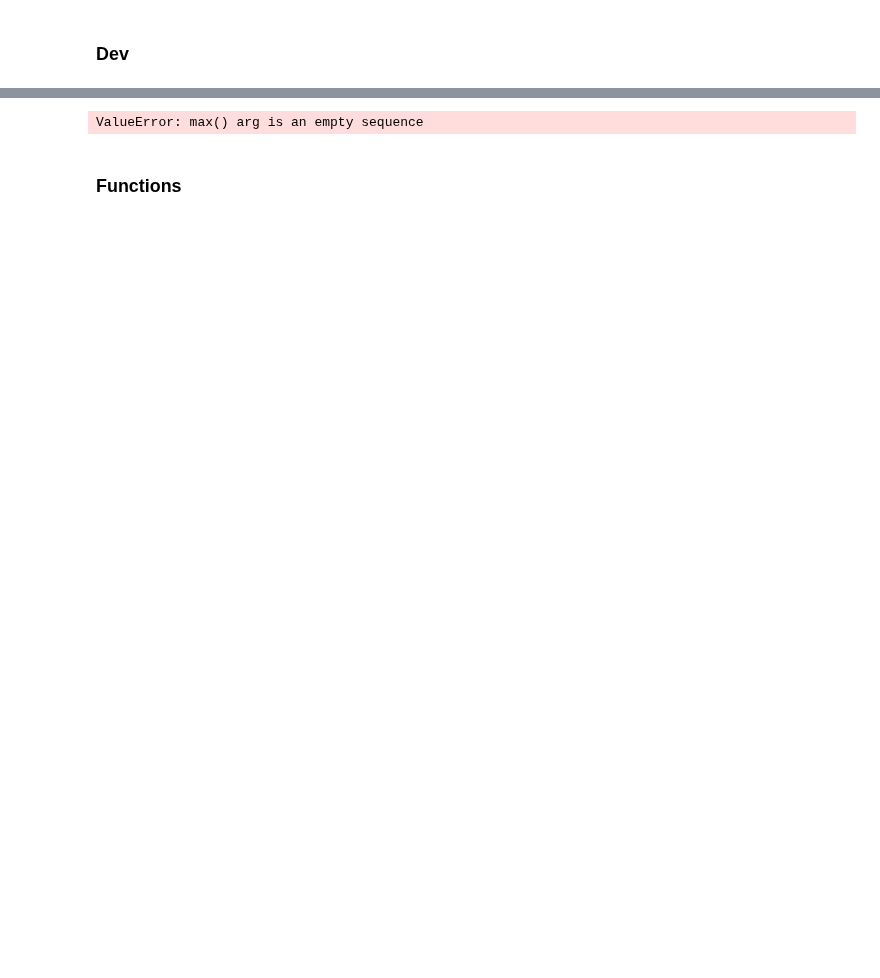
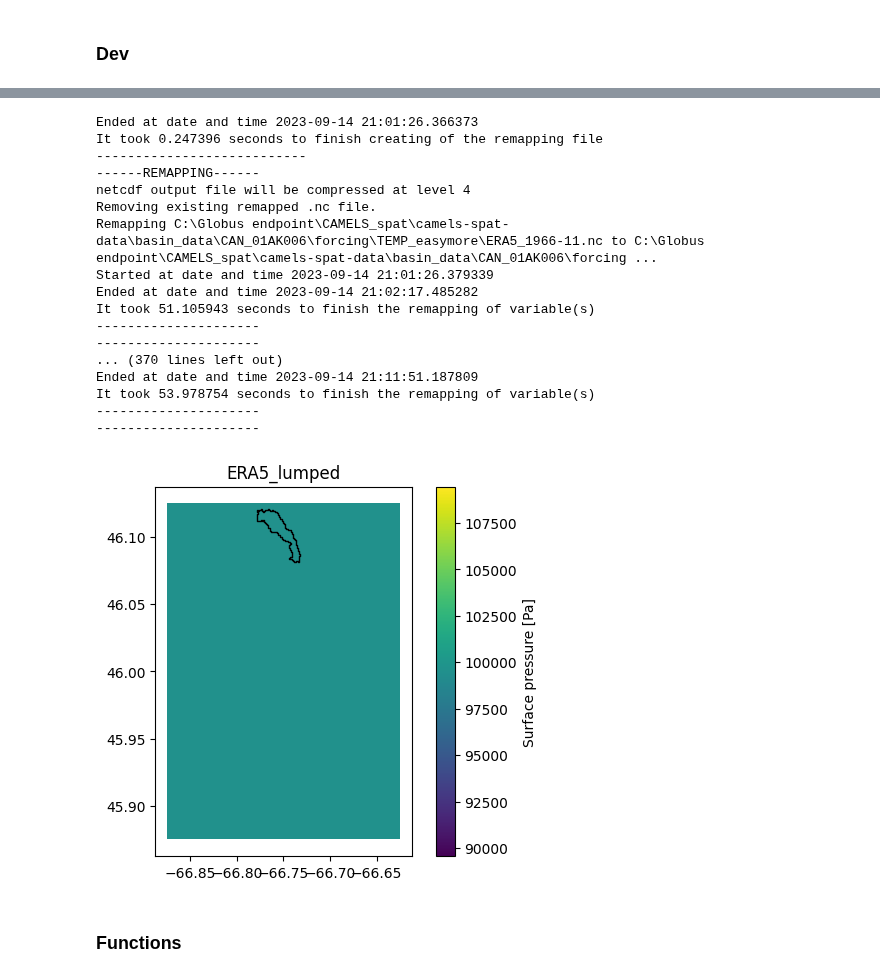
Before and after one commit to CH-Earth/camels_spat, a Jupyter notebook: 7_forcing_data/3_average_forcing_to_hrus.ipynb, the cells around one changed output, grey strips where cells are left out. Cells and saved outputs as stored; diff of their text form; code cells hidden in the pictures; blank space fills up the shorter version.

```diff
--- a/7_forcing_data/3_average_forcing_to_hrus.ipynb
+++ b/7_forcing_data/3_average_forcing_to_hrus.ipynb
@@ -48,7 +52,7 @@ debug_message = f'\n!!! CHECK DEBUGGING STATUS: \n- Testing 1 basin\n'
 for ix,row in cs_meta.iterrows():
 
     # DEBUGGING
-    if ix != 0: continue
+    if ix != 9: continue
 
     # Check if we need to run downloads for this station at all
     missing = cs.flow_obs_unavailable(cs_unusable, row.Country, row.Station_id)
@@ -81,23 +85,30 @@ for ix,row in cs_meta.iterrows():
     # Prepare for remapping
     esmr_temp = cs.prepare_easymore_temp_folder(row.Country, row.Station_id, Path(data_path)/cs_basin_folder)
 
-    # Check if we need to do any remapping with EASYMORE and act accordingly
-    era5_remap_needed = cs.check_remap_need(era_merged_files[0]) # we can assume that if this applies to one file, it applies to all
-    if era5_remap_needed:
+    # Check if can do the remapping with EASYMORE with files as-is, and act accordingly
+    era5_can_remap = cs.check_can_remap_as_is(era_merged_files[0]) # we can assume that if this applies to one file, it applies to all
+    if era5_can_remap:
         print('Remapping ERA5')
         era_lump_esmr = easymore_workflow('ERA5', 'lumped', esmr_temp, era_grid_shp, shp_lump_path, lump_fold, era_merged_files)
         era_dist_esmr = easymore_workflow('ERA5', 'dist',   esmr_temp, era_grid_shp, shp_dist_path, dist_fold, era_merged_files)
     else:
-        # imitate easymore outcomes without remapping
-        print('TO DO')
+        # Files are 1x1 (lat x lon), use the workflow that adds padding of empty cells around this so we can keep using EASYMORE
+        era_lump_esmr = easymore_workflow_with_cell_padding('ERA5', 'lumped', esmr_temp, era_grid_shp, shp_lump_path, lump_fold,
+                                                            era_merged_files, grid_spacing=era_spacing)
+        era_dist_esmr = easymore_workflow_with_cell_padding('ERA5', 'dist',   esmr_temp, era_grid_shp, shp_dist_path, dist_fold,
+                                                            era_merged_files, grid_spacing=era_spacing)
 
-    eme_remap_needed = cs.check_remap_need(eme_merged_files[0]) # we can assume that if this applies to one file, it applies to all
-    if eme_remap_needed:
+    # Repeate for EM-Earth: because EM-Earth has a smaller spacing than ERA5, it is possible that we can remap one but not the other, hence separate
+    eme_can_remap = cs.check_can_remap_as_is(eme_merged_files[0]) # we can assume that if this applies to one file, it applies to all
+    if eme_can_remap:
         print('Remapping EM-Earth')
         eme_lump_esmr = easymore_workflow('EM-Earth', 'lumped', esmr_temp, eme_grid_shp, shp_lump_path, lump_fold, eme_merged_files)
         eme_dist_esmr = easymore_workflow('EM-Earth', 'dist',   esmr_temp, eme_grid_shp, shp_dist_path, dist_fold, eme_merged_files)
     else:
-        print('TO DO')
+        eme_lump_esmr = easymore_workflow_with_cell_padding('EM-Earth', 'lumped', esmr_temp, eme_grid_shp, shp_lump_path, lump_fold,
+                                                            eme_merged_files, grid_spacing=eme_spacing)
+        eme_dist_esmr = easymore_workflow_with_cell_padding('EM-Earth', 'dist',   esmr_temp, eme_grid_shp, shp_dist_path, dist_fold,
+                                                            eme_merged_files, grid_spacing=eme_spacing)
 
     # Create a graphical check of what we just did
     fig_file = esmr_temp.parent / f'{row.Country}_{row.Station_id}_spatial_averaging.png'
@@ -367,7 +213,9 @@ for shp in [shp_lump_path, shp_dist_path]:
     cs.add_crs_to_shapefile(shp)
 
 # Get the forcing files
-era_merged_files = [str(raw_fold/'ERA5_1966-11_pressure_variables.nc')]
+eme_merged_files = sorted(glob.glob(str(raw_fold/'EM_Earth_[0-9][0-9][0-9][0-9]-[0-9][0-9].nc'))) # list
+era_merged_files = sorted(glob.glob(str(raw_fold/'ERA5_[0-9][0-9][0-9][0-9]-[0-9][0-9].nc'))) # list
+era_invariant = glob.glob(str(raw_fold/'ERA5_*_invariants.nc'))
 
 # Make forcing grid shapefiles
 era_grid_shp, eme_grid_shp = cs.prepare_forcing_grid_shapefiles(row.Country, row.Station_id, Path(data_path)/cs_basin_folder)
@@ -376,12 +224,15 @@ cs.make_forcing_grid_shapefile(era_merged_files[0], era_grid_shp)
 # Prepare for remapping
 esmr_temp = cs.prepare_easymore_temp_folder(row.Country, row.Station_id, Path(data_path)/cs_basin_folder)
 
-# Initiate EASYMORE objects
-era_lump_esmr, era_lump_remap = cs.get_easymore_settings('ERA5',     'lumped', era_grid_shp, shp_lump_path, esmr_temp, lump_fold)
+# Check if can do the remapping with EASYMORE with files as-is, and act accordingly
+era5_can_remap = cs.check_can_remap_as_is(era_merged_files[0]) # we can assume that if this applies to one file, it applies to all
 
-# Create the four remap files
-era_lump_esmr.var_names = ['t', 'q', 'u', 'v']
-cs.run_easymore_to_make_remap_file([era_merged_files[0]], [era_lump_esmr])
+# --- Replicate the easymore_workflow_with_cell_padding() internals
+esmr = easymore_workflow_with_cell_padding('ERA5', 'lumped', esmr_temp,
+                                            era_grid_shp, shp_lump_path, lump_fold, era_merged_files, grid_spacing=era_spacing)
+
+# Make a plot
+plot_averaging_check(esmr, esmr_temp, 'sp', ax='', save_here='')
 # %% [output]
 --- Now running basin 9. CAN_01AK006
 EASYMORE version 1.0.0 is initiated.
@@ -403,4 +254,21 @@ EASYMORE detects case 1 - regular lat/lon
-ValueError: max() arg is an empty sequence
+Ended at date and time 2023-09-14 21:01:26.366373
+It took 0.247396 seconds to finish creating of the remapping file
+---------------------------
+------REMAPPING------
+netcdf output file will be compressed at level 4
+Removing existing remapped .nc file.
+Remapping C:\Globus endpoint\CAMELS_spat\camels-spat-data\basin_data\CAN_01AK006\forcing\TEMP_easymore\ERA5_1966-11.nc to C:\Globus endpoint\CAMELS_spat\camels-spat-data\basin_data\CAN_01AK006\forcing ...
+Started at date and time 2023-09-14 21:01:26.379339
+Ended at date and time 2023-09-14 21:02:17.485282
+It took 51.105943 seconds to finish the remapping of variable(s)
+---------------------
+---------------------
+... (370 lines left out)
+Ended at date and time 2023-09-14 21:11:51.187809
+It took 53.978754 seconds to finish the remapping of variable(s)
+---------------------
+---------------------
+[figure, added]
 # %% [markdown]
 ### Functions
 # %%
```
Also changed, not shown: parts of 33 cells of this notebook.
